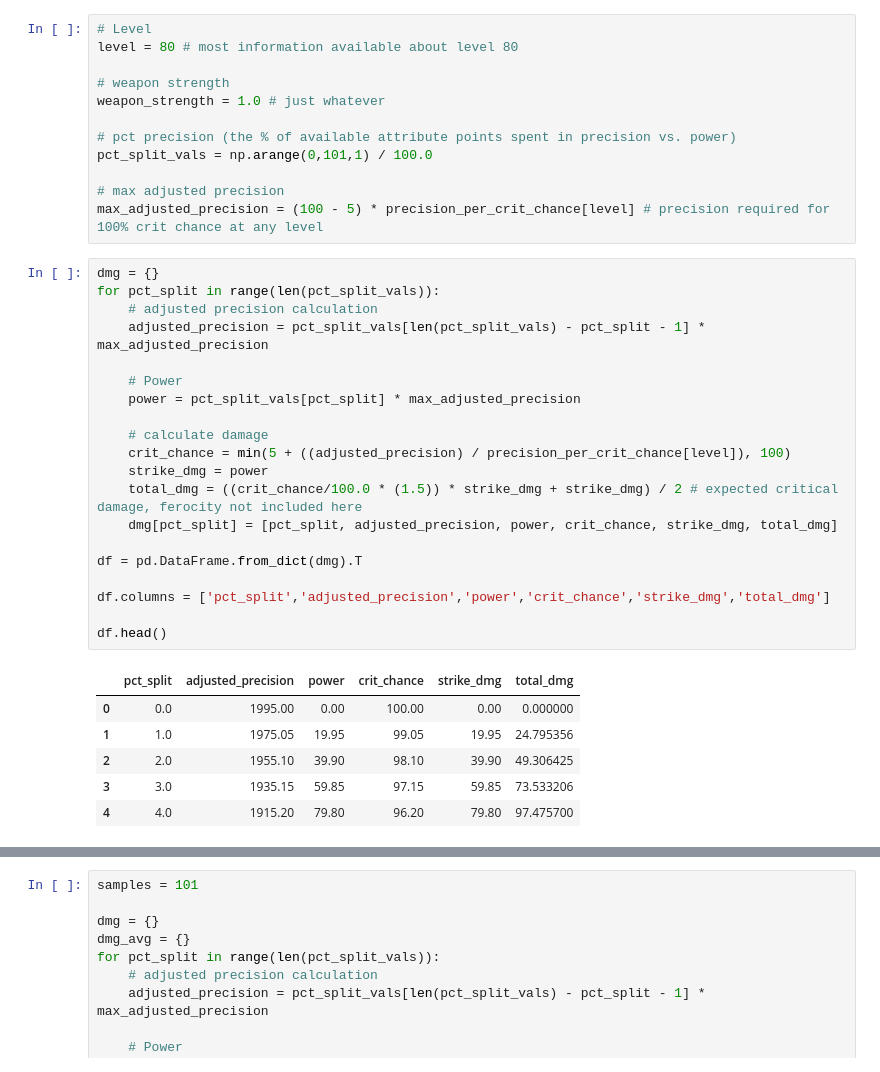
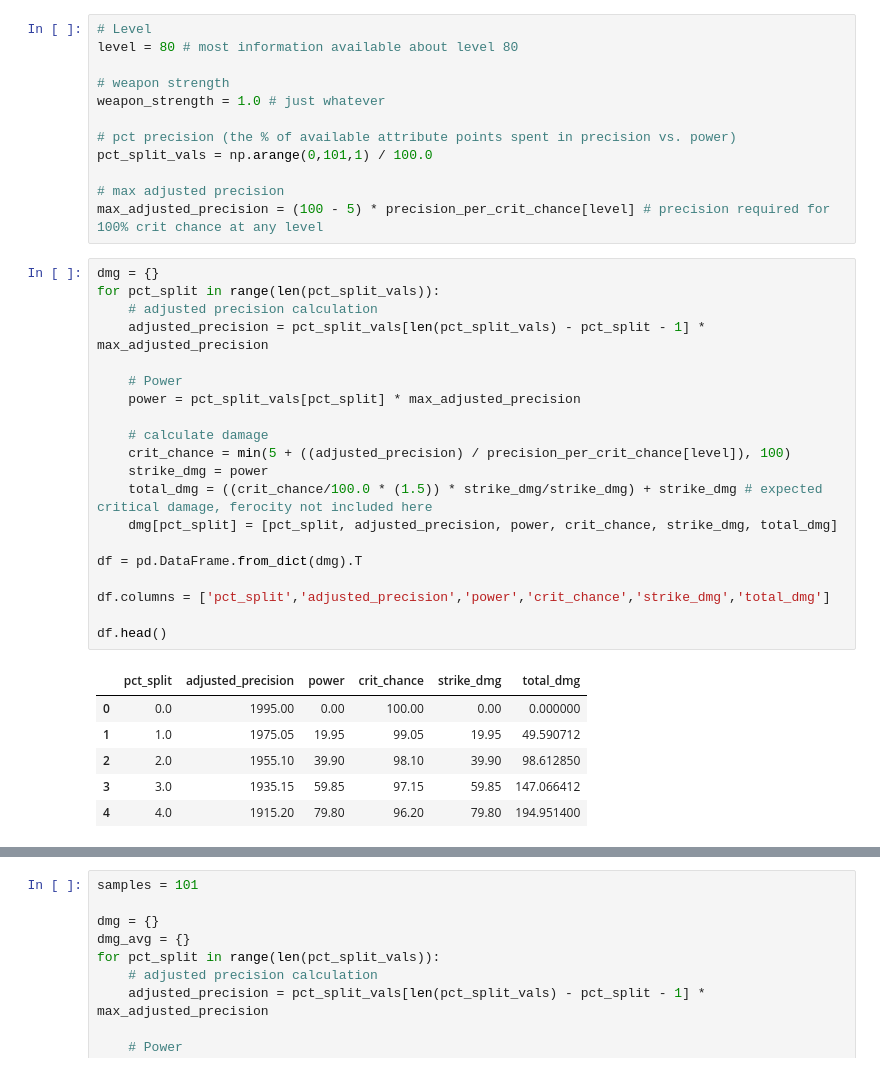
Before and after one commit to NathanZorndorf/personal-data-science-projects, a Jupyter notebook: guild-wars-2/power-precision-ferocity-optimization.ipynb, the cells around one changed output, grey strips where cells are left out. Drawn from its saved outputs; the diff is of its cells as text.

```diff
--- a/guild-wars-2/power-precision-ferocity-optimization.ipynb
+++ b/guild-wars-2/power-precision-ferocity-optimization.ipynb
@@ -94,27 +94,27 @@ max_adjusted_precision = (100 - 5) * precision_per_crit_chance[level] # precisio
 # %%
 dmg = {}
 for pct_split in range(len(pct_split_vals)):
     # adjusted precision calculation
     adjusted_precision = pct_split_vals[len(pct_split_vals) - pct_split - 1] * max_adjusted_precision
 
     # Power
     power = pct_split_vals[pct_split] * max_adjusted_precision
 
     # calculate damage
     crit_chance = min(5 + ((adjusted_precision) / precision_per_crit_chance[level]), 100)
     strike_dmg = power
-    total_dmg = ((crit_chance/100.0 * (1.5)) * strike_dmg + strike_dmg) / 2 # expected critical damage, ferocity not included here
+    total_dmg = ((crit_chance/100.0 * (1.5)) * strike_dmg/strike_dmg) + strike_dmg # expected critical damage, ferocity not included here
     dmg[pct_split] = [pct_split, adjusted_precision, power, crit_chance, strike_dmg, total_dmg]
 
 df = pd.DataFrame.from_dict(dmg).T
 
 df.columns = ['pct_split','adjusted_precision','power','crit_chance','strike_dmg','total_dmg']
 
 df.head()
 # %% [output]
 |  | pct_split | adjusted_precision | power | crit_chance | strike_dmg | total_dmg |
 | 0 | 0.0 | 1995.00 | 0.00 | 100.00 | 0.00 | 0.000000 |
-| 1 | 1.0 | 1975.05 | 19.95 | 99.05 | 19.95 | 24.795356 |
-| 2 | 2.0 | 1955.10 | 39.90 | 98.10 | 39.90 | 49.306425 |
-| 3 | 3.0 | 1935.15 | 59.85 | 97.15 | 59.85 | 73.533206 |
-| 4 | 4.0 | 1915.20 | 79.80 | 96.20 | 79.80 | 97.475700 |
+| 1 | 1.0 | 1975.05 | 19.95 | 99.05 | 19.95 | 49.590712 |
+| 2 | 2.0 | 1955.10 | 39.90 | 98.10 | 39.90 | 98.612850 |
+| 3 | 3.0 | 1935.15 | 59.85 | 97.15 | 59.85 | 147.066412 |
+| 4 | 4.0 | 1915.20 | 79.80 | 96.20 | 79.80 | 194.951400 |
```
Also changed, not shown: parts of 3 cells of this notebook.
